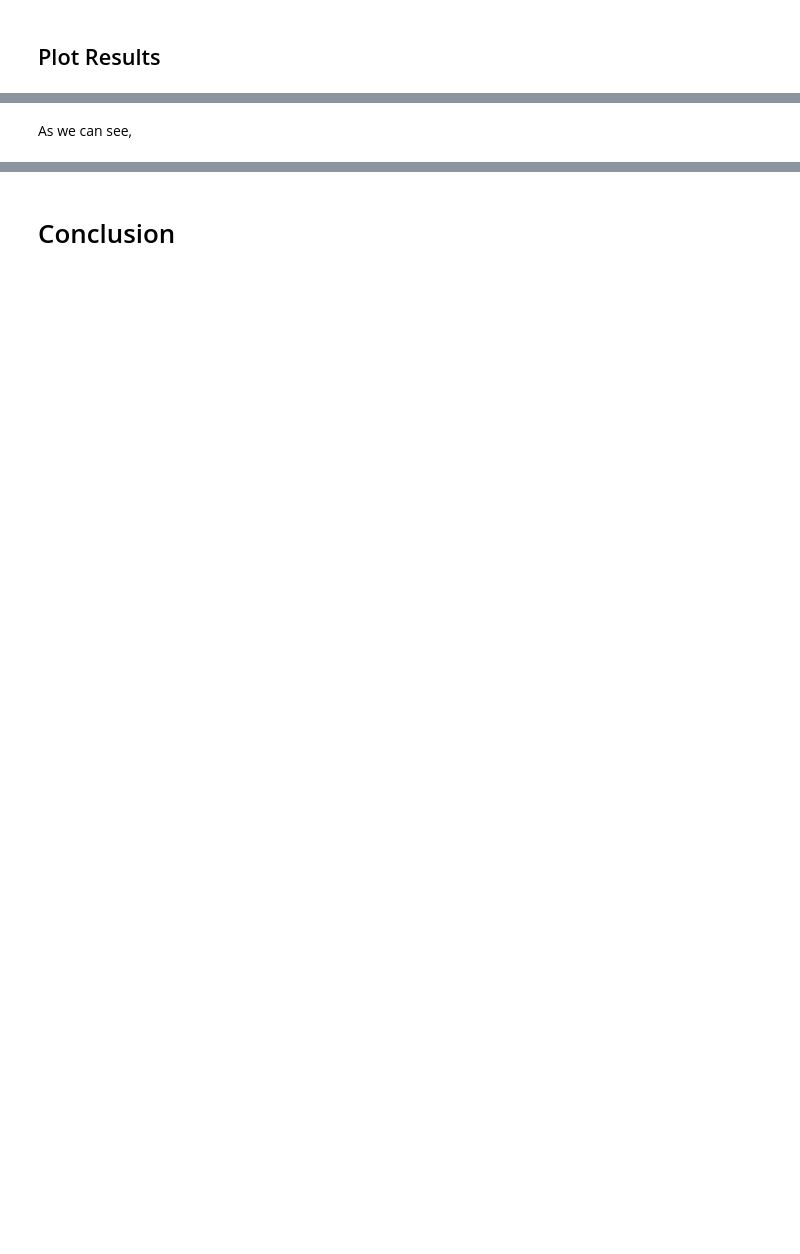
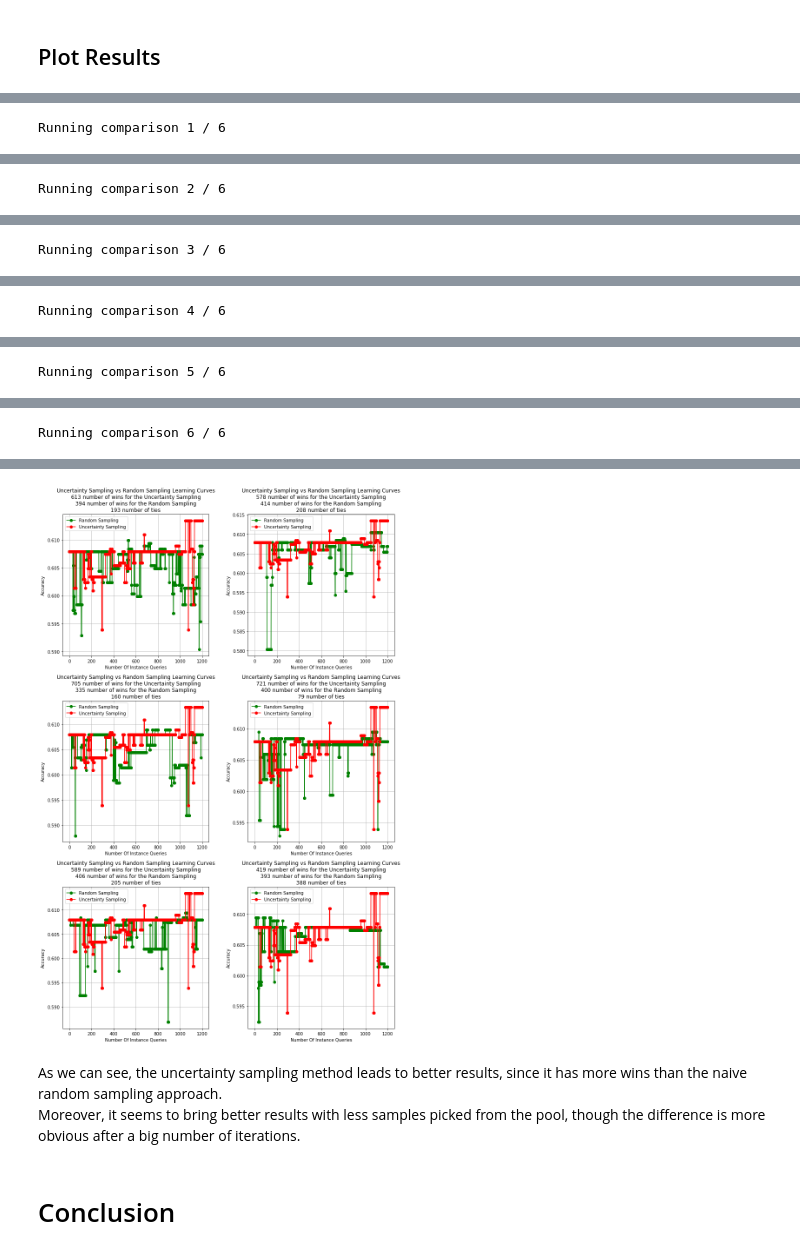
Before and after one commit to Adamantios/Delicious-MIL, a Jupyter notebook: PartC.ipynb, the cells around one changed output, grey strips where cells are left out. Saved outputs shown, nothing was run; the diff lists cells and outputs as text; code cells hidden in the pictures; blank space fills up the shorter version.

```diff
--- a/PartC.ipynb
+++ b/PartC.ipynb
@@ -193,7 +194,7 @@ Best score found for Accuracy Score metric : 0.491
 ## Final classifier
 # %%
 # Create the best classifier found from the search.
-clf = DecisionTreeClassifier(criterion='gini', max_depth=7, max_features=54,
-                             min_samples_split=2645, random_state=0)
+clf = DecisionTreeClassifier(criterion='entropy', max_depth=24, max_features=49,
+                             min_samples_split=3147, random_state=0)
 # %% [markdown]
 # Apply Method
@@ -300,2 +272,49 @@ plt.show()
-# %% [markdown]
-As we can see,
+# %%
+comparison_rows, comparison_columns = 3, 2
+n_comparisons = comparison_rows * comparison_columns
+n_iterations = 1200
+uncertainty_accuracies, random_accuracies, wins, losses, ties = [], [], [], [], []
+
+for i in range(n_comparisons):
+    print('Running comparison {} / {}'.format(i + 1, n_comparisons))
+    # Run comparison.
+    results = run_comparison(n_iterations)
+    uncertainty_accuracies.append(results[0])
+    random_accuracies.append(results[1])
+    wins.append(results[2])
+    losses.append(results[3])
+    ties.append(results[4])
+
+# Create figures.
+fig, ax = plt.subplots(nrows=comparison_rows, ncols=comparison_columns,
+                       figsize=(12, 18))
+
+for i, row in enumerate(ax):
+    for j, col in enumerate(row):
+        # Set title and labels.
+        col.set_title('Uncertainty Sampling vs Random Sampling Learning Curves\n'
+                      '{} number of wins for the Uncertainty Sampling\n'
+                      '{} number of wins for the Random Sampling\n'
+                      '{} number of ties'.format(wins[i * comparison_columns + j],
+                                                 losses[i * comparison_columns + j],
+                                                 ties[i * comparison_columns + j]))
+        col.set_xlabel('Number Of Instance Queries')
+        col.set_ylabel('Accuracy')
+
+        # Plot uncertainty and random sampling learning curves.
+        col.plot(random_accuracies[i * comparison_columns + j], 'o-', color="g",
+                 label="Random Sampling")
+        col.plot(uncertainty_accuracies[i * comparison_columns + j], 'o-', color="r",
+                 label="Uncertainty Sampling")
+
+        # Show legends, placed at the best possible location.
+        col.legend(loc="best")
+        # Create a plot grid.
+        col.grid()
+
+# Auto adjust spacing.
+plt.tight_layout()
+
+# Show plot.
+fig.show()
+# %% [output]
@@ -301,0 +322 @@ As we can see,
+Running comparison 1 / 6
@@ -301,0 +325 @@ As we can see,
+Running comparison 2 / 6
@@ -301,0 +328 @@ As we can see,
+Running comparison 3 / 6
@@ -301,0 +331 @@ As we can see,
+Running comparison 4 / 6
@@ -301,0 +334 @@ As we can see,
+Running comparison 5 / 6
@@ -301,0 +337 @@ As we can see,
+Running comparison 6 / 6
@@ -302,2 +339,6 @@ As we can see,
+[figure, added]
+# %% [markdown]
+As we can see, the uncertainty sampling method leads to better results, since it has more wins than the naive random sampling approach.
+Moreover, it seems to bring better results with less samples picked from the pool, though the difference is more obvious after a big number of iterations.
 # %% [markdown]
 # Conclusion
```
Also changed, not shown: parts of 18 cells of this notebook.
